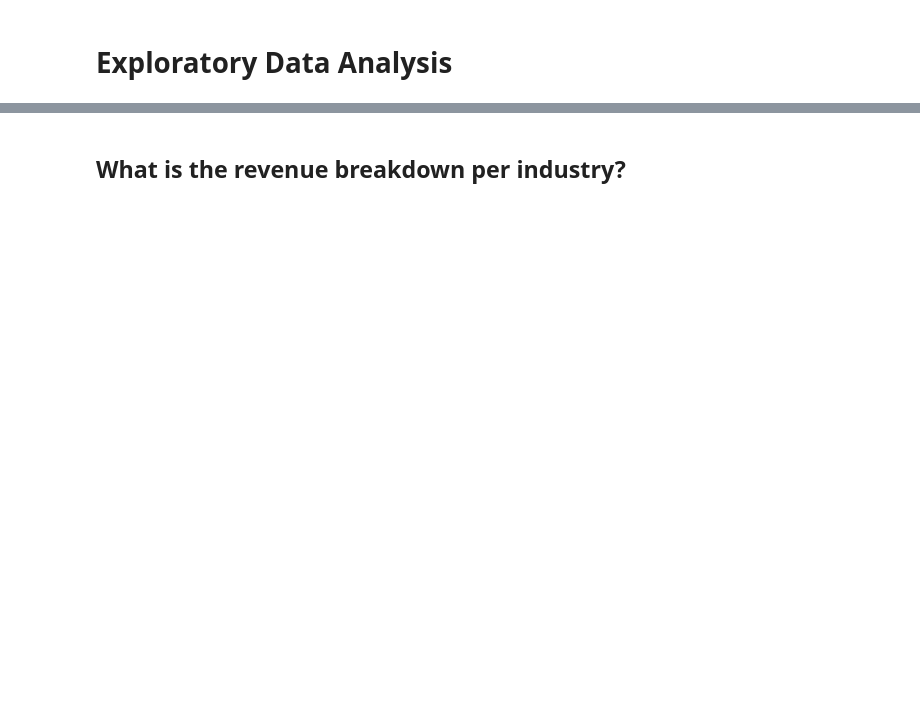
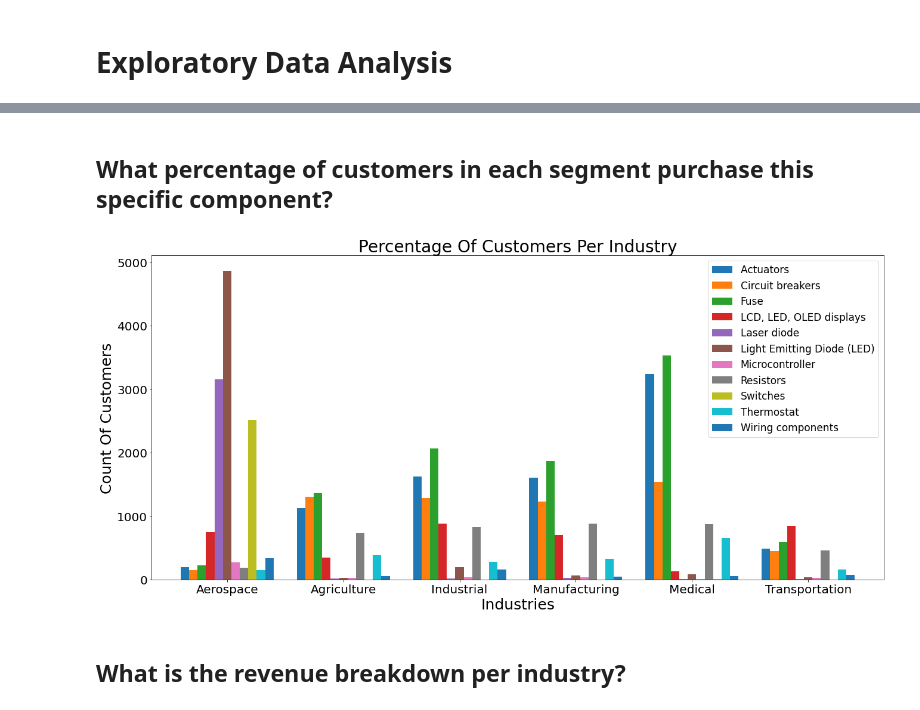
Before and after one commit to ValGRY/Data-Science-Projects, a Jupyter notebook: Techno Industries Inc/Techno Industries Inc..ipynb, the cells around one changed output, grey strips where cells are left out. Saved outputs shown, nothing was run; the diff lists cells and outputs as text; code cells hidden in the pictures; blank space fills up the shorter version.

```diff
--- a/Techno Industries Inc/Techno Industries Inc..ipynb
+++ b/Techno Industries Inc/Techno Industries Inc..ipynb
@@ -190,2 +184,21 @@ plt.tight_layout()
+# %% [markdown]
+## What percentage of customers in each segment purchase this specific component?
+# %%
+#plt.style.use('ggplot')
+
+df.groupby(['Business Type', 'Product'])['Business Type'].count().unstack().plot.bar(legend=True,
+                                                                                     figsize=(22,10), width=0.8)
+plt.yticks(size = 20)
+plt.xticks(size = 20)
+plt.xticks(rotation = 0)
+
+plt.legend(fontsize=17)
+
+plt.xlabel('Industries', size = 25)
+plt.ylabel('Count Of Customers', size = 25)
+plt.title('Percentage Of Customers Per Industry', size = 28);
+plt.show()
+# %% [output]
+[figure, added]
 # %% [markdown]
 ## What is the revenue breakdown per industry?
```
Also changed, not shown: parts of 8 cells of this notebook.
